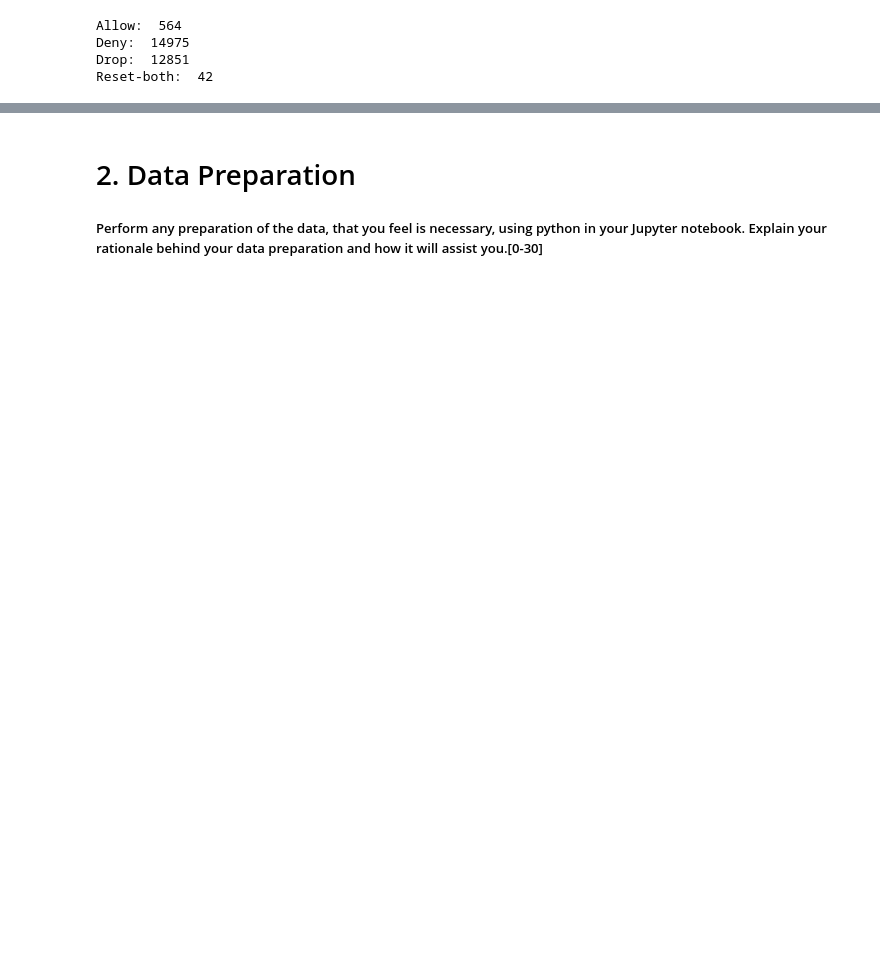
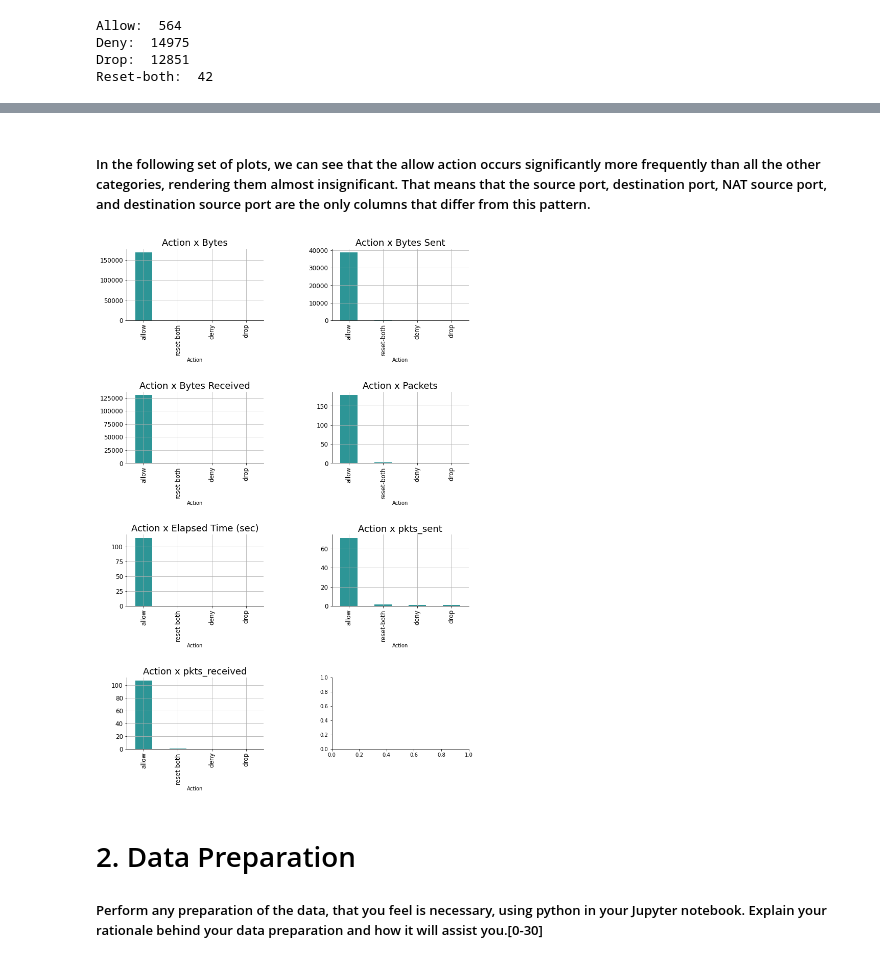
Before and after one commit to carolinedesat/ML_CA1, a Jupyter notebook: Caroline_ML_CA1.ipynb, the cells around one changed output, grey strips where cells are left out. Drawn from its saved outputs; the diff is of its cells as text; code cells hidden in the pictures; blank space fills up the shorter version.

```diff
--- a/Caroline_ML_CA1.ipynb
+++ b/Caroline_ML_CA1.ipynb
@@ -169,3 +200,42 @@ plt.show()
+# %% [markdown]
+##### In the following set of plots, we can see that the allow action occurs significantly more frequently than all the other categories, rendering them almost insignificant. That means that the source port, destination port, NAT source port, and destination source port are the only columns that differ from this pattern.
+# %%
+palette = '#2D9596'
+fig, axarr = plt.subplots(4, 2, figsize=(12, 18))
+
+df.groupby('Action')['Bytes'].mean().sort_values(ascending=False).plot.bar(ax=axarr[0][0], fontsize=12, color=palette)
+axarr[0][0].set_title("Action x Bytes", fontsize=18)
+axarr[0][0].grid(True)
+
+df.groupby('Action')['Bytes Sent'].mean().sort_values(ascending=False).plot.bar(ax=axarr[0][1], fontsize=12, color=palette)
+axarr[0][1].set_title("Action x Bytes Sent", fontsize=18)
+axarr[0][1].grid(True)
+
+df.groupby('Action')['Bytes Received'].mean().sort_values(ascending=False).head(10).plot.bar(ax=axarr[1][0], fontsize=12, color=palette)
+axarr[1][0].set_title("Action x Bytes Received", fontsize=18)
+axarr[1][0].grid(True)
+
+df.groupby('Action')['Packets'].mean().sort_values(ascending=False).head(10).plot.bar(ax=axarr[1][1], fontsize=12, color=palette)
+axarr[1][1].set_title("Action x Packets", fontsize=18)
+axarr[1][1].grid(True)
+
+df.groupby('Action')['Elapsed Time (sec)'].mean().sort_values(ascending=False).plot.bar(ax=axarr[2][0], fontsize=12, color=palette)
+axarr[2][0].set_title("Action x Elapsed Time (sec)", fontsize=18)
+axarr[2][0].grid(True)
+
+df.groupby('Action')['pkts_sent'].mean().sort_values(ascending=False).plot.bar(ax=axarr[2][1], fontsize=12, color=palette)
+axarr[2][1].set_title("Action x pkts_sent", fontsize=18)
+axarr[2][1].grid(True)
+
+df.groupby('Action')['pkts_received'].mean().sort_values(ascending=False).plot.bar(ax=axarr[3][0], fontsize=12, color=palette)
+axarr[3][0].set_title("Action x pkts_received", fontsize=18)
+axarr[3][0].grid(True)
+
+plt.subplots_adjust(hspace=1.0)
+plt.subplots_adjust(wspace=.5)
+sns.despine()
+# %% [output]
+[figure, added]
 # %% [markdown]
 # 2. Data Preparation
 ##### Perform any preparation of the data, that you feel is necessary, using python in your Jupyter notebook. Explain your rationale behind your data preparation and how it will assist you.[0-30]
```
Also changed, not shown: parts of 25 cells of this notebook.
